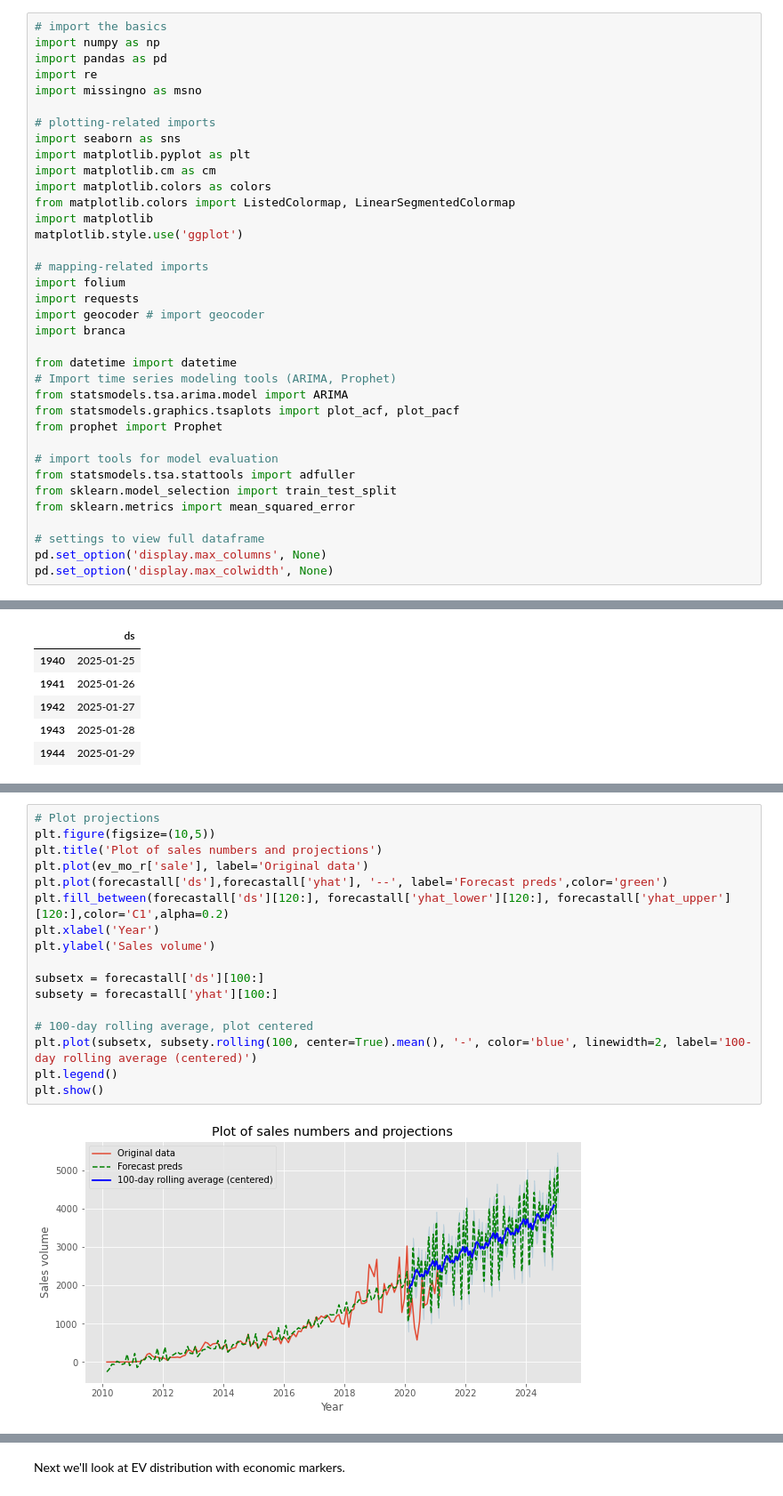
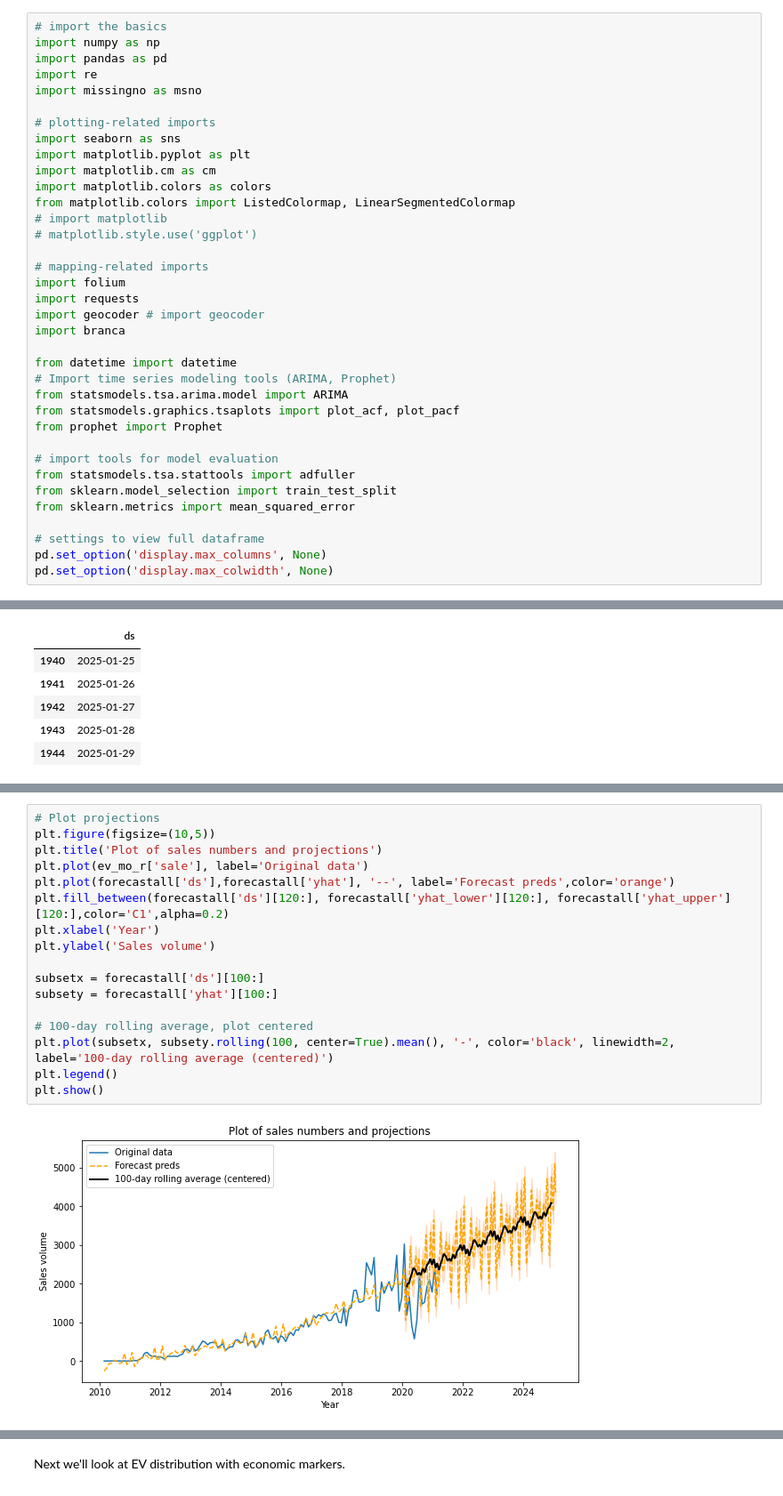
Before and after one commit to aidarahim/Electric_Vehicle_Access, a Jupyter notebook: 01_EV_Ownership.ipynb, the cells around one changed output, grey strips where cells are left out. Shown at 89% size. Cells and saved outputs as stored; diff of their text form.

```diff
--- a/01_EV_Ownership.ipynb
+++ b/01_EV_Ownership.ipynb
@@ -14,8 +14,8 @@ import matplotlib.pyplot as plt
 import matplotlib.cm as cm
 import matplotlib.colors as colors
 from matplotlib.colors import ListedColormap, LinearSegmentedColormap
-import matplotlib
-matplotlib.style.use('ggplot')
+# import matplotlib
+# matplotlib.style.use('ggplot')
 
 # mapping-related imports
 import folium
@@ -909,22 +895,22 @@ forecastall[['ds','yhat','yhat_lower','yhat_upper']].tail()
 # %%
 # Plot projections
 plt.figure(figsize=(10,5))
 plt.title('Plot of sales numbers and projections')
 plt.plot(ev_mo_r['sale'], label='Original data')
-plt.plot(forecastall['ds'],forecastall['yhat'], '--', label='Forecast preds',color='green')
+plt.plot(forecastall['ds'],forecastall['yhat'], '--', label='Forecast preds',color='orange')
 plt.fill_between(forecastall['ds'][120:], forecastall['yhat_lower'][120:], forecastall['yhat_upper'][120:],color='C1',alpha=0.2)
 plt.xlabel('Year')
 plt.ylabel('Sales volume')
 
 subsetx = forecastall['ds'][100:]
 subsety = forecastall['yhat'][100:]
 
 # 100-day rolling average, plot centered
-plt.plot(subsetx, subsety.rolling(100, center=True).mean(), '-', color='blue', linewidth=2, label='100-day rolling average (centered)')
+plt.plot(subsetx, subsety.rolling(100, center=True).mean(), '-', color='black', linewidth=2, label='100-day rolling average (centered)')
 plt.legend()
 plt.show()
 # %% [output]
-[figure, old version]
+[figure, new version]
 # %%
 # inbuilt Prophet plotting tool
 mall.plot(forecastall);
```
Also changed, not shown: parts of 34 cells of this notebook, 3 other files.
